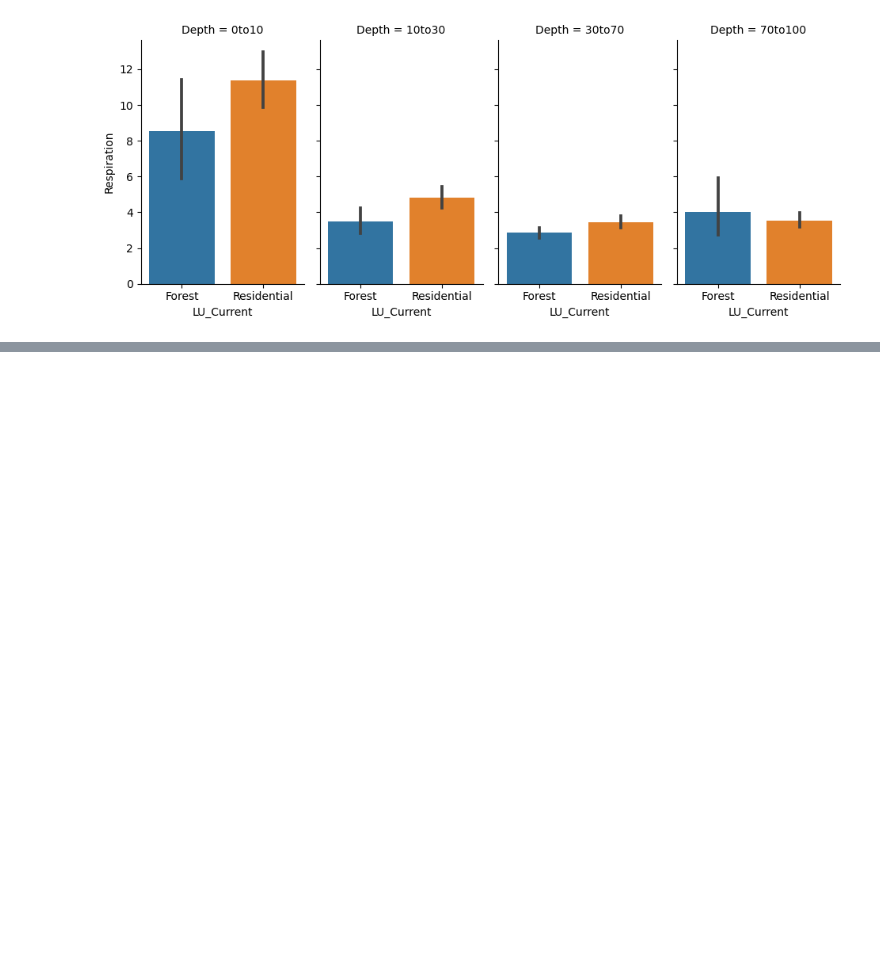
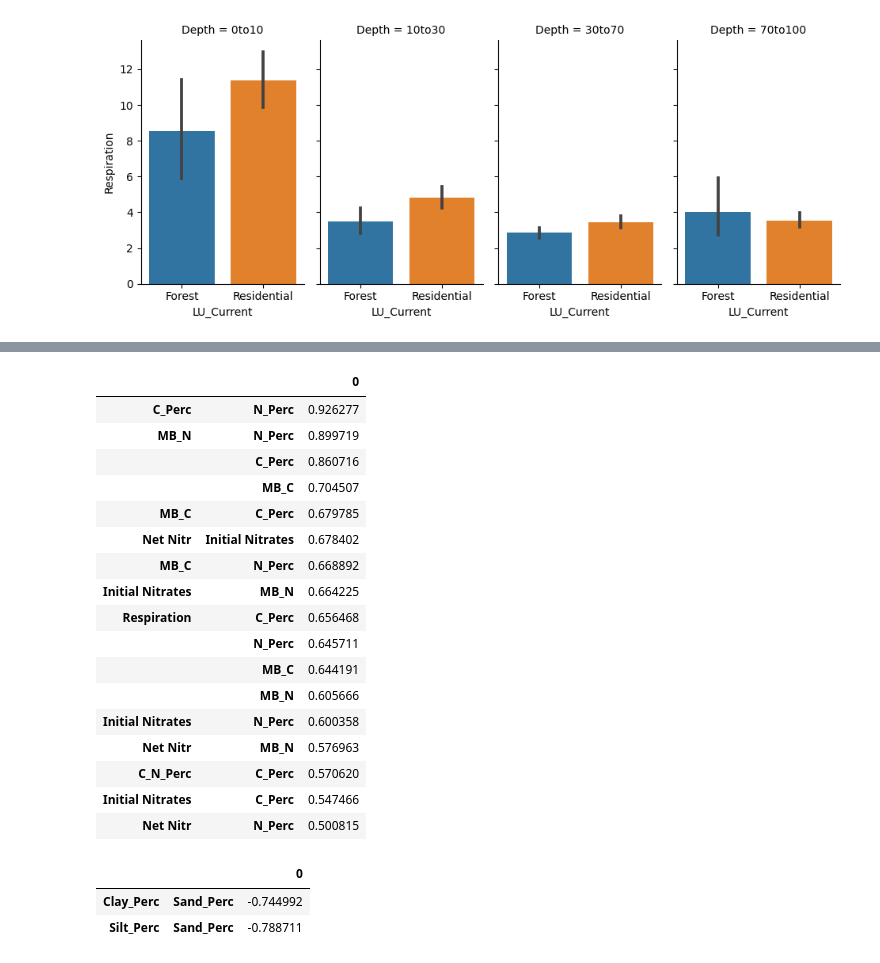
Before and after one commit to odelmas-sci/soil_characteristics, a Jupyter notebook: Forest Soil Characteristics.ipynb, the cells around one changed output, grey strips where cells are left out. Drawn from its saved outputs; the diff is of its cells as text; code cells hidden in the pictures; blank space fills up the shorter version.

```diff
--- a/Forest Soil Characteristics.ipynb
+++ b/Forest Soil Characteristics.ipynb
@@ -292,0 +319,9 @@ carbon_only = sns.catplot(
+# %%
+#Correlation values of unique pairs only
+
+#This np.triu method retains the upper triangular values of correlation matrix and makes the lower triangular values Null
+upper_corr_mat = corr_heatmap.where(np.triu(np.ones(corr_heatmap.shape), k=1).astype(bool))
+
+#Converts to 1-D series, drop Null values, drop duplicated values, and sort values
+unique_corr_pairs = upper_corr_mat.unstack().dropna().drop_duplicates().sort_values(ascending = False)
+print(unique_corr_pairs)
@@ -292,0 +346,30 @@ carbon_only = sns.catplot(
+# %%
+#Positive Correlated values
+correlated_values_df = pd.DataFrame(unique_corr_pairs)
+correlated_values_df.head(17)
+# %% [output]
+|  |  | 0 |
+| C_Perc | N_Perc | 0.926277 |
+| MB_N | N_Perc | 0.899719 |
+|  | C_Perc | 0.860716 |
+|  | MB_C | 0.704507 |
+| MB_C | C_Perc | 0.679785 |
+| Net Nitr | Initial Nitrates | 0.678402 |
+| MB_C | N_Perc | 0.668892 |
+| Initial Nitrates | MB_N | 0.664225 |
+| Respiration | C_Perc | 0.656468 |
+|  | N_Perc | 0.645711 |
+|  | MB_C | 0.644191 |
+|  | MB_N | 0.605666 |
+| Initial Nitrates | N_Perc | 0.600358 |
+| Net Nitr | MB_N | 0.576963 |
+| C_N_Perc | C_Perc | 0.570620 |
+| Initial Nitrates | C_Perc | 0.547466 |
+| Net Nitr | N_Perc | 0.500815 |
+# %%
+#Negative Correlated Values
+correlated_values_df.tail(2)
+# %% [output]
+|  |  | 0 |
+| Clay_Perc | Sand_Perc | -0.744992 |
+| Silt_Perc | Sand_Perc | -0.788711 |
```
Also changed, not shown: parts of 7 cells of this notebook.
